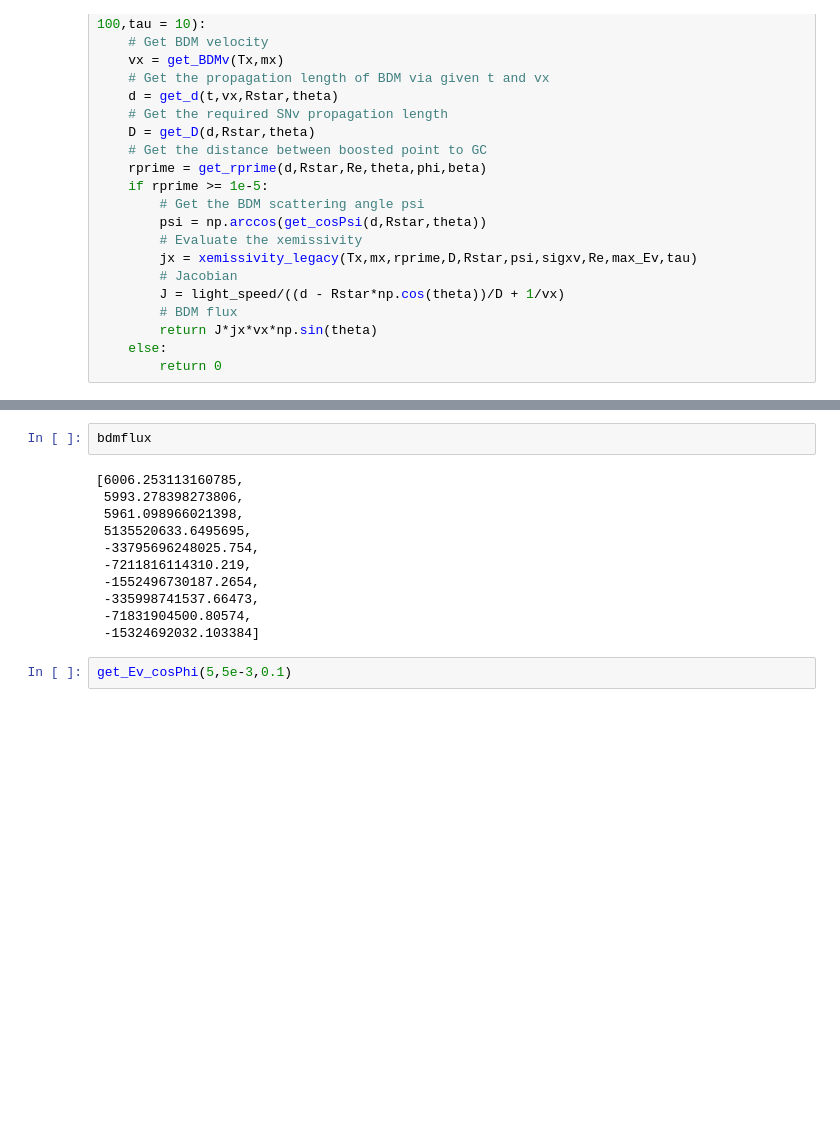
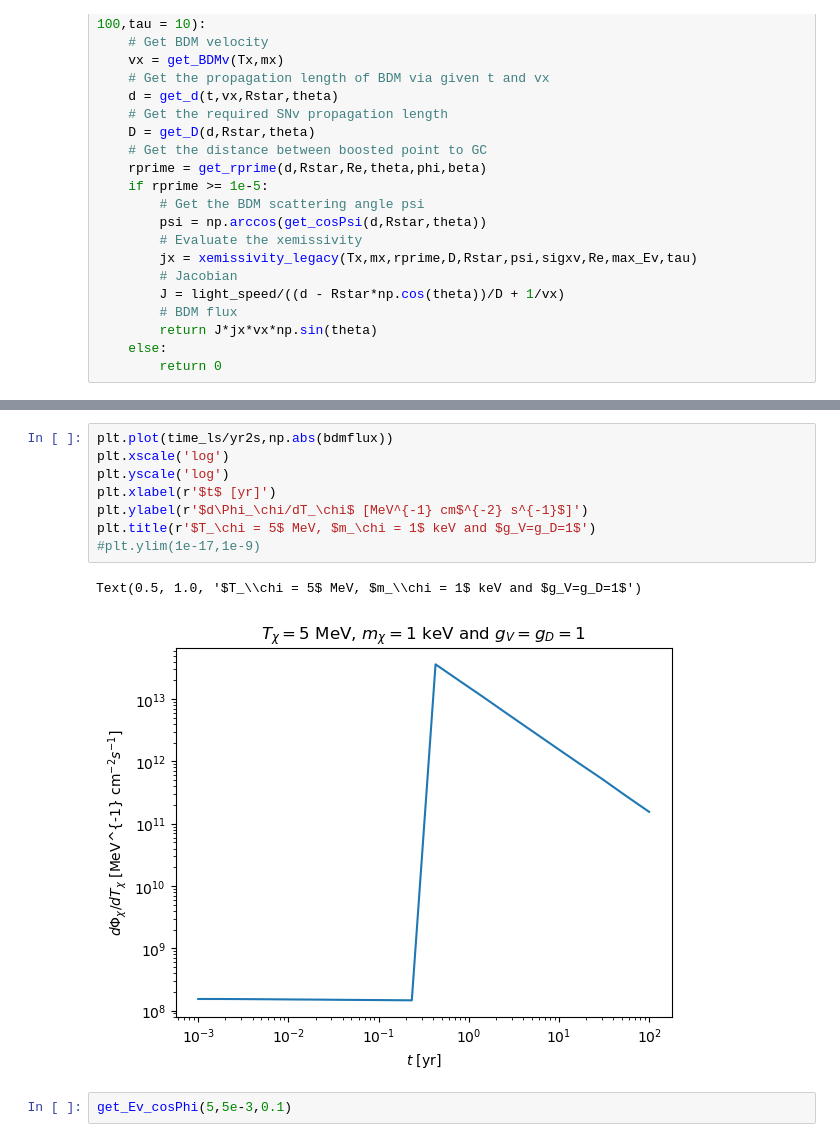
Before and after one commit to yenhsunlin/SNnuBDM2, a Jupyter notebook: src/snvbdm.ipynb, the cells around one changed output, grey strips where cells are left out. Saved outputs shown, nothing was run; the diff lists cells and outputs as text; blank space fills up the shorter version.

```diff
--- a/src/snvbdm.ipynb
+++ b/src/snvbdm.ipynb
@@ -364,16 +342,14 @@ Text(0.5, 1.0, '$T_\\chi = 5$ MeV, $m_\\chi = 1$ keV and $g_V=g_D=1$')
 # %%
-bdmflux
+plt.plot(time_ls/yr2s,np.abs(bdmflux))
+plt.xscale('log')
+plt.yscale('log')
+plt.xlabel(r'$t$ [yr]')
+plt.ylabel(r'$d\Phi_\chi/dT_\chi$ [MeV^{-1} cm$^{-2} s^{-1}$]')
+plt.title(r'$T_\chi = 5$ MeV, $m_\chi = 1$ keV and $g_V=g_D=1$')
+#plt.ylim(1e-17,1e-9)
 # %% [output]
-[6006.253113160785,
- 5993.278398273806,
- 5961.098966021398,
- 5135520633.6495695,
- -33795696248025.754,
- -7211816114310.219,
- -1552496730187.2654,
- -335998741537.66473,
- -71831904500.80574,
- -15324692032.103384]
+Text(0.5, 1.0, '$T_\\chi = 5$ MeV, $m_\\chi = 1$ keV and $g_V=g_D=1$')
+[figure, added]
 # %%
 get_Ev_cosPhi(5,5e-3,0.1)
 # %% [output]
```
Also changed, not shown: parts of 9 cells of this notebook, 4 other files.
